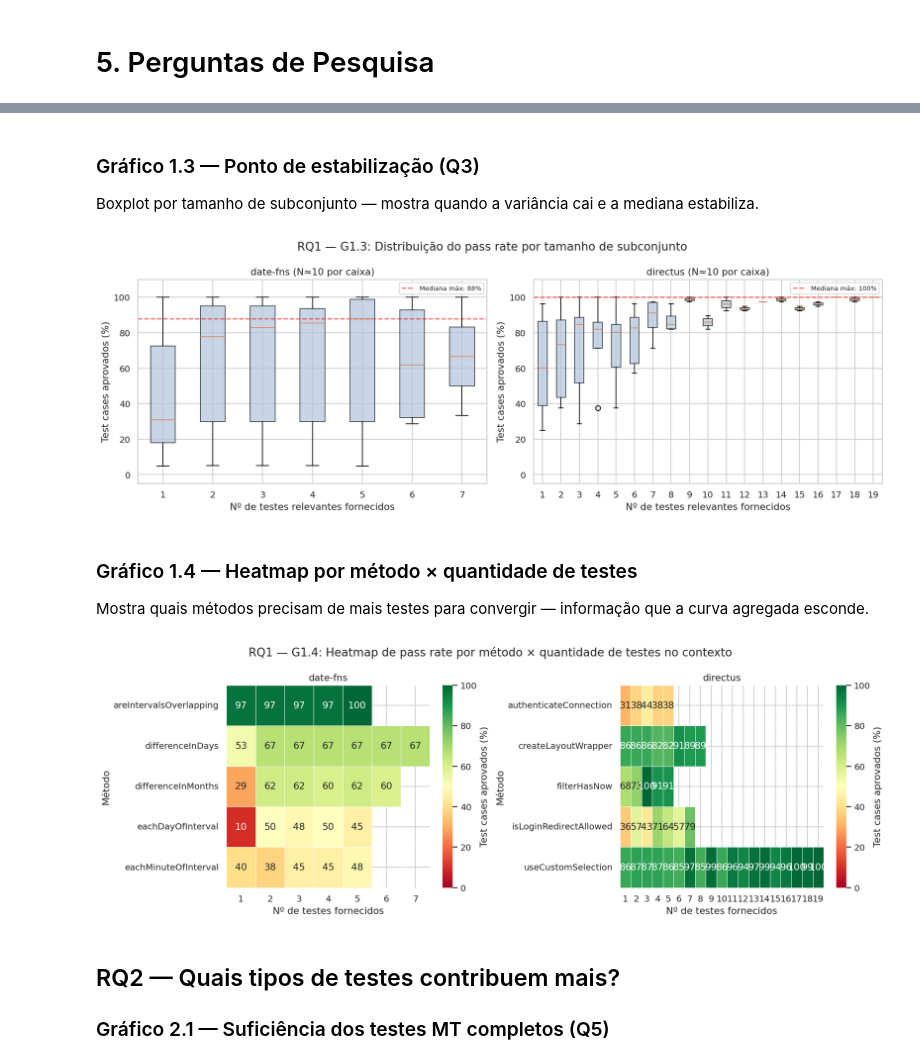
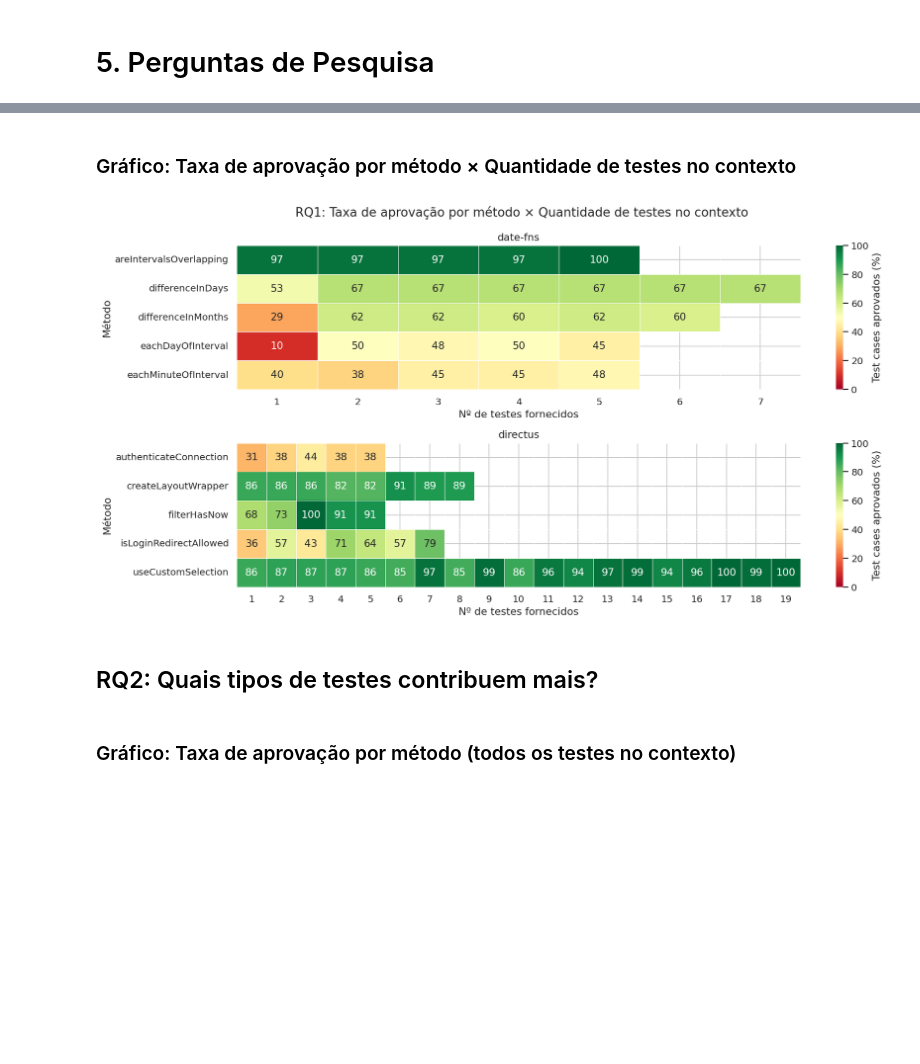
Before and after one commit to guilhermebkel/vem2026-test-driven-prompting, a Jupyter notebook: research/analysis.ipynb, the cells around one changed output, grey strips where cells are left out. Drawn from its saved outputs; the diff is of its cells as text; code cells hidden in the pictures; blank space fills up the shorter version.

Commit message:
chore(*): update plots

```diff
--- a/research/analysis.ipynb
+++ b/research/analysis.ipynb
@@ -402,74 +377,34 @@ plt.show()
-# %% [markdown]
-### Gráfico 1.3 — Ponto de estabilização (Q3)
-
-Boxplot por tamanho de subconjunto — mostra quando a variância cai e a mediana estabiliza.
-# %%
-permuted = df[df["contextType"] == "permuted-relevant-test-case"].copy()
-
-fig, axes = plt.subplots(1, 2, figsize=(14, 5))
-for ax, repo in zip(axes, permuted["repositoryName"].unique()):
-    d = permuted[permuted["repositoryName"] == repo]
-    sizes = sorted(d["experimentContextItemCount"].unique())
-    data_per_size = [
-        d[d["experimentContextItemCount"] == s]["testCasePassRate"].dropna() * 100
-        for s in sizes
-    ]
-    n_per_box = len(data_per_size[0]) if data_per_size else "?"
-
-    ax.boxplot(data_per_size, labels=sizes, patch_artist=True,
-               boxprops=dict(facecolor="lightsteelblue", alpha=0.7))
-
-    # Linha de referência na mediana máxima
-    valid = [dp for dp in data_per_size if len(dp) > 0]
-    max_med = max(np.median(dp) for dp in valid)
-    ax.axhline(max_med, linestyle="--", color="red", alpha=0.6,
-               label=f"Mediana máx: {max_med:.0f}%")
-
-    ax.set_title(f"{repo} (N≈{int(n_per_box)} por caixa)")
-    ax.set_xlabel("Nº de testes relevantes fornecidos")
-    ax.set_ylabel("Test cases aprovados (%)")
-    ax.set_ylim(-5, 110)
-    ax.legend(fontsize=8)
-
-plt.suptitle("RQ1 — G1.3: Distribuição do pass rate por tamanho de subconjunto")
-plt.tight_layout()
-plt.savefig("figures/rq1_stabilization.png", bbox_inches="tight")
-plt.show()
-# %% [output]
-[figure, removed]
 # %% [markdown]
-### Gráfico 1.4 — Heatmap por método × quantidade de testes
-
-Mostra quais métodos precisam de mais testes para convergir — informação que a curva agregada esconde.
+### Gráfico: Taxa de aprovação por método × Quantidade de testes no contexto
 # %%
 permuted = df[df["contextType"] == "permuted-relevant-test-case"].copy()
 
-fig, axes = plt.subplots(1, 2, figsize=(14, 5))
+fig, axes = plt.subplots(2, 1, figsize=(14, 7))
 for ax, repo in zip(axes, permuted["repositoryName"].unique()):
     d = permuted[permuted["repositoryName"] == repo]
     pivot = (
         d.groupby(["methodName", "experimentContextItemCount"])["testCasePassRate"]
         .mean()
         .unstack("experimentContextItemCount")
         .sort_index()
     )
     sns.heatmap(pivot * 100, ax=ax, cmap="RdYlGn", vmin=0, vmax=100,
                 annot=True, fmt=".0f", linewidths=0.3,
                 cbar_kws={"label": "Test cases aprovados (%)"})
     ax.set_title(f"{repo}")
     ax.set_xlabel("Nº de testes fornecidos")
     ax.set_ylabel("Método")
 
-plt.suptitle("RQ1 — G1.4: Heatmap de pass rate por método × quantidade de testes no contexto")
+plt.suptitle("RQ1: Taxa de aprovação por método × Quantidade de testes no contexto")
 plt.tight_layout()
 plt.savefig("figures/rq1_method_heatmap.png", bbox_inches="tight")
 plt.show()
 # %% [output]
-[figure, old version]
+[figure, new version]
 # %% [markdown]
-## RQ2 — Quais tipos de testes contribuem mais?
-
-### Gráfico 2.1 — Suficiência dos testes MT completos (Q5)
+## RQ2: Quais tipos de testes contribuem mais?
+# %% [markdown]
+### Gráfico: Taxa de aprovação por método (todos os testes no contexto)
 # %%
 full_ctx = df[df["contextType"] == "all-relevant-test-case"].copy()
 
```
Also changed, not shown: parts of 21 cells of this notebook, 13 other files.
